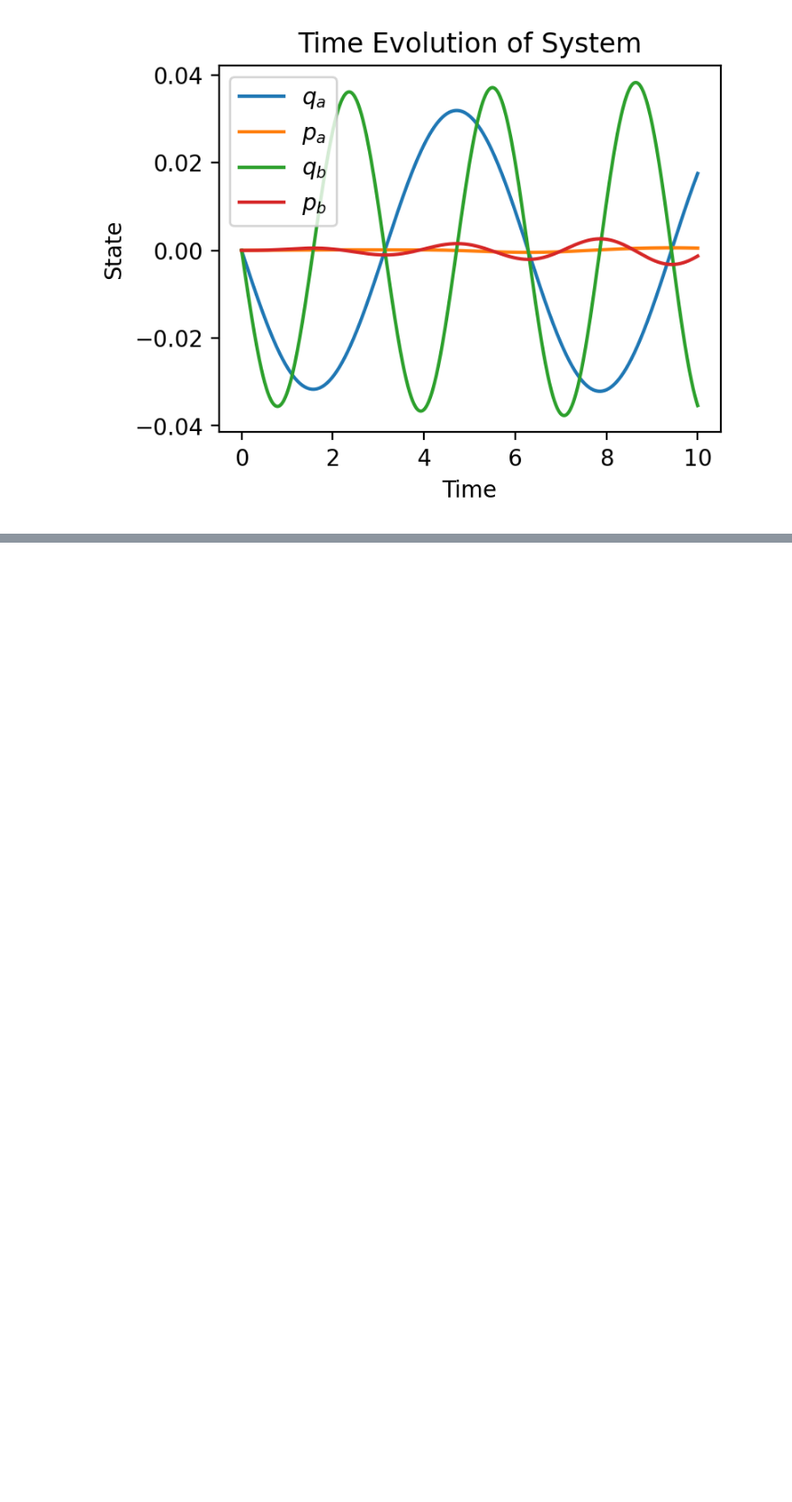
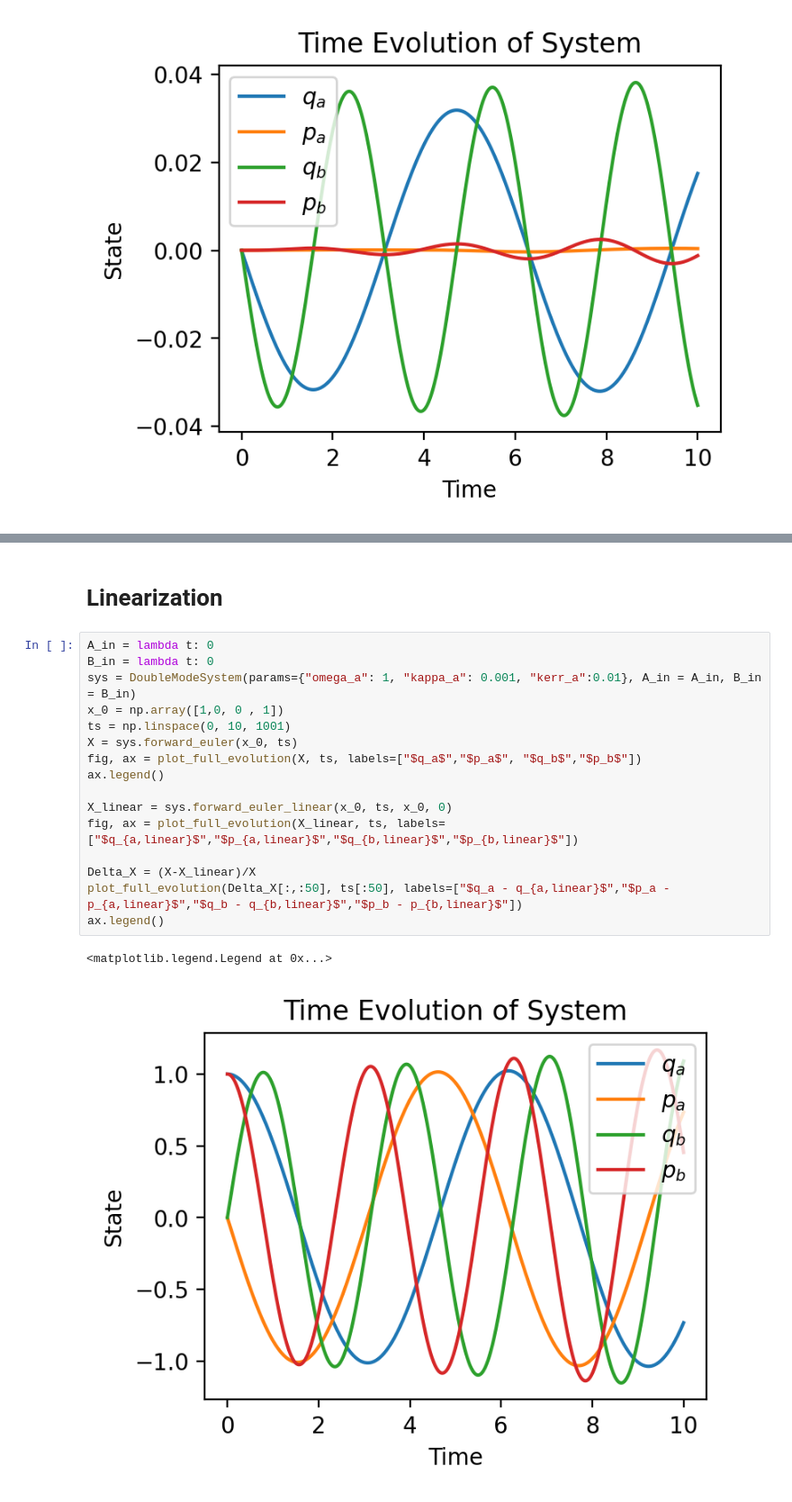
Before and after one commit to Phionx/quantumnetworks, a Jupyter notebook: tutorials/DoubleModeSystem.ipynb, the cells around one changed output, grey strips where cells are left out. Shown: that part at 90% size. Saved outputs shown, nothing was run; the diff lists cells and outputs as text; blank space fills up the shorter version.

Commit message:
added nonlinearity and linearization

```diff
--- a/tutorials/DoubleModeSystem.ipynb
+++ b/tutorials/DoubleModeSystem.ipynb
@@ -54,0 +59,21 @@ array([[-5.0e-04,  1.0e+00,  0.0e+00,  2.0e-03],
+# %% [markdown]
+# Linearization
+# %%
+A_in = lambda t: 0
+B_in = lambda t: 0
+sys = DoubleModeSystem(params={"omega_a": 1, "kappa_a": 0.001, "kerr_a":0.01}, A_in = A_in, B_in = B_in)
+x_0 = np.array([1,0, 0 , 1])
+ts = np.linspace(0, 10, 1001)
+X = sys.forward_euler(x_0, ts)
+fig, ax = plot_full_evolution(X, ts, labels=["$q_a$","$p_a$", "$q_b$","$p_b$"])
+ax.legend()
+
+X_linear = sys.forward_euler_linear(x_0, ts, x_0, 0)
+fig, ax = plot_full_evolution(X_linear, ts, labels=["$q_{a,linear}$","$p_{a,linear}$","$q_{b,linear}$","$p_{b,linear}$"])
+
+Delta_X = (X-X_linear)/X
+plot_full_evolution(Delta_X[:,:50], ts[:50], labels=["$q_a - q_{a,linear}$","$p_a - p_{a,linear}$","$q_b - q_{b,linear}$","$p_b - p_{b,linear}$"])
+ax.legend()
+# %% [output]
+<matplotlib.legend.Legend at 0x...>
+[figure, added]
```
Also changed, not shown: parts of 4 cells of this notebook, 8 other files.
